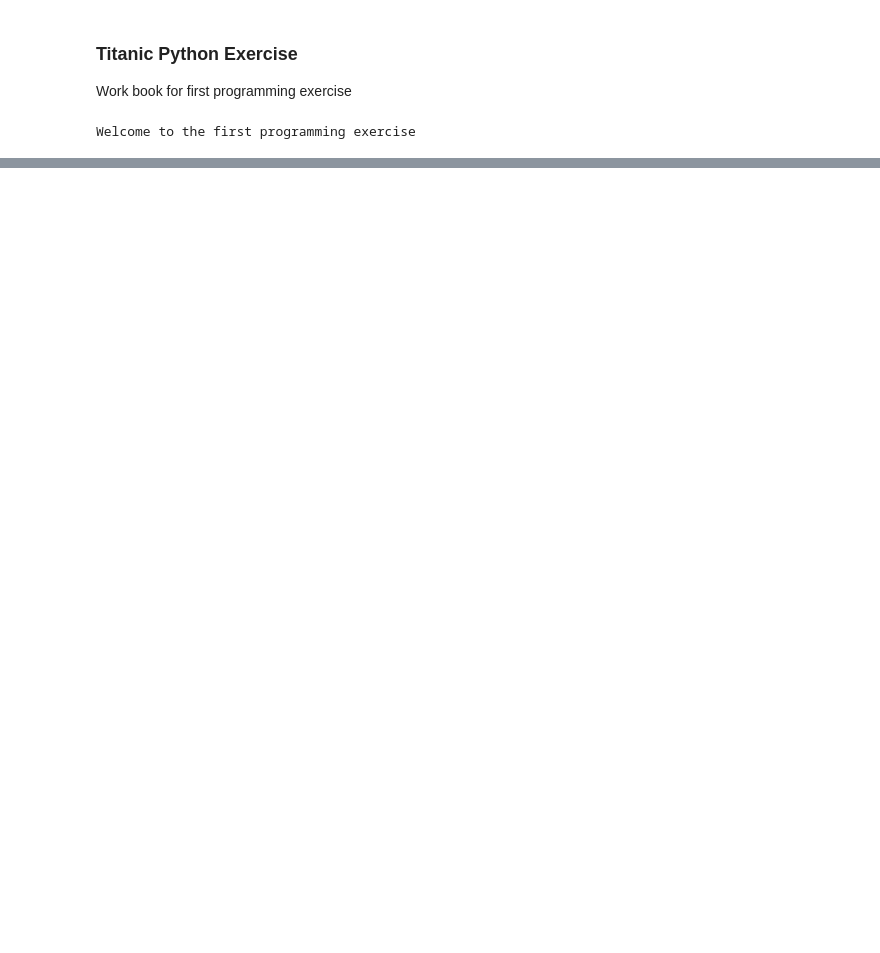
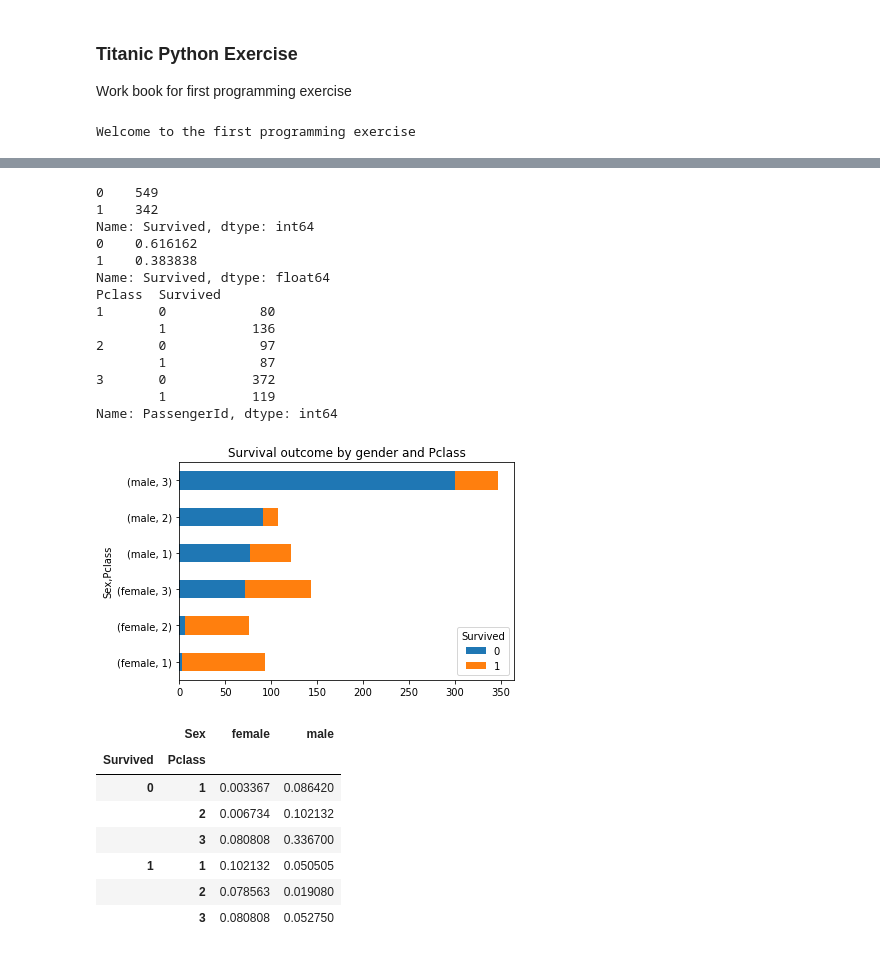
Before and after one commit to james-df/titanic_py, a Jupyter notebook: titanic_py.ipynb, the cells around one changed output, grey strips where cells are left out. Saved outputs shown, nothing was run; the diff lists cells and outputs as text; code cells hidden in the pictures; blank space fills up the shorter version.

```diff
--- a/titanic_py.ipynb
+++ b/titanic_py.ipynb
@@ -55,0 +77,57 @@ Name: Survived, dtype: float64
+# %%
+# EDA of survival outcome based on Pclass and gender
+#Import libraries
+import pandas as pd
+import numpy as np
+import matplotlib.pyplot as plt
+
+#Read data
+train = pd.read_csv("train.csv")
+
+# Convert Pclass and Survived to objects in the training data
+train['Pclass'] = train['Pclass'].astype(object)
+train['Survived'] = train['Survived'].astype(object)
+
+#calculate some stats to explore
+total_pass = len(np.unique(train["Name"]))
+survived = train["Survived"].value_counts()
+survived_ratio = (survived / total_pass)
+print (survived)
+print (survived_ratio)
+
+print (train.groupby(['Pclass','Survived']).PassengerId.count())
+
+#pd.crosstab('Pclass',['Survived'], rownames=['Pclass'], colnames=['Survived'])
+#pd.pivot_table(train, values = ["PassengerId"], index=['Pclass', 'Survived'], columns=['Survived'])
+
+# Generate stacked bar chart showing survival outcome and gender
+train.groupby(['Sex', 'Pclass', 'Survived']).size().unstack().plot(kind='barh', stacked=True)
+plt.title('Survival outcome by gender and Pclass')
+plt.show()
+
+# Generate crosstab
+pd.crosstab([train.Survived, train.Pclass], train.Sex, normalize=True)
+# %% [output]
+0    549
+1    342
+Name: Survived, dtype: int64
+0    0.616162
+1    0.383838
+Name: Survived, dtype: float64
+Pclass  Survived
+1       0            80
+        1           136
+2       0            97
+        1            87
+3       0           372
+        1           119
+Name: PassengerId, dtype: int64
+[figure, added]
+|  | Sex | female | male |
+| Survived | Pclass |  |  |
+| 0 | 1 | 0.003367 | 0.086420 |
+|  | 2 | 0.006734 | 0.102132 |
+|  | 3 | 0.080808 | 0.336700 |
+| 1 | 1 | 0.102132 | 0.050505 |
+|  | 2 | 0.078563 | 0.019080 |
+|  | 3 | 0.080808 | 0.052750 |
```
Also changed, not shown: parts of 5 cells of this notebook, 2 other files.
